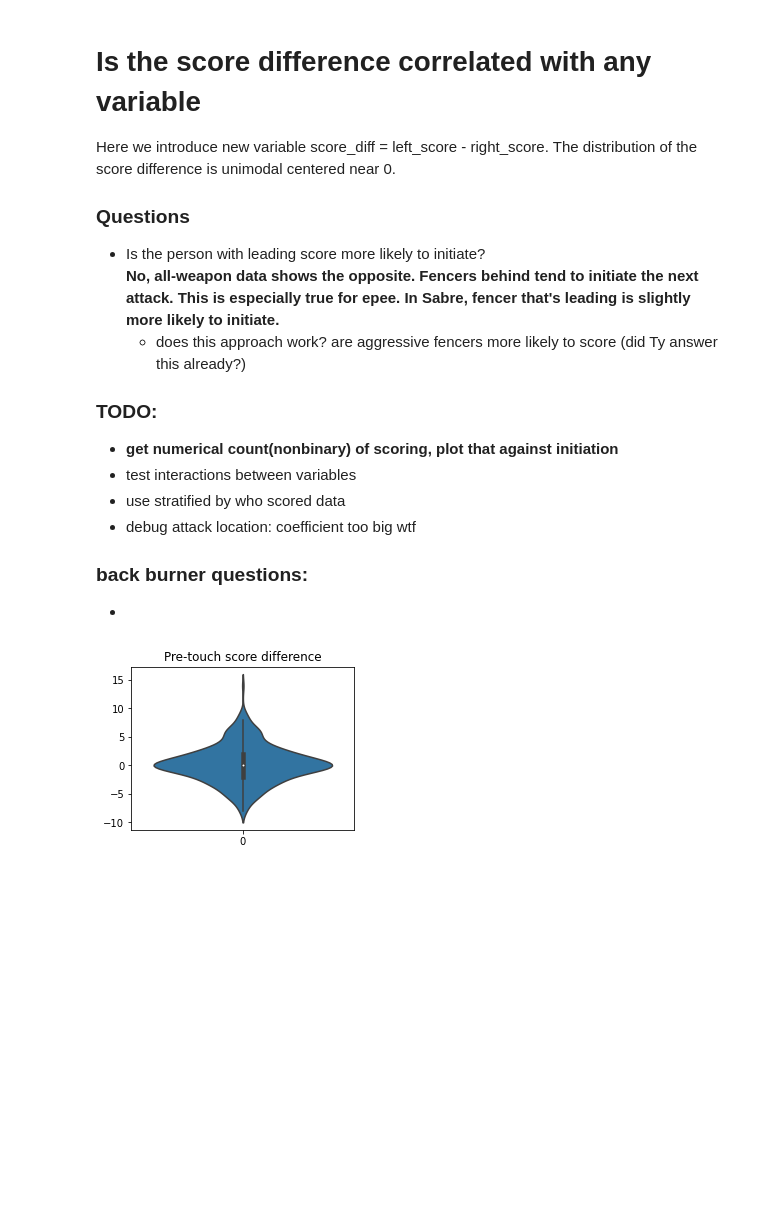
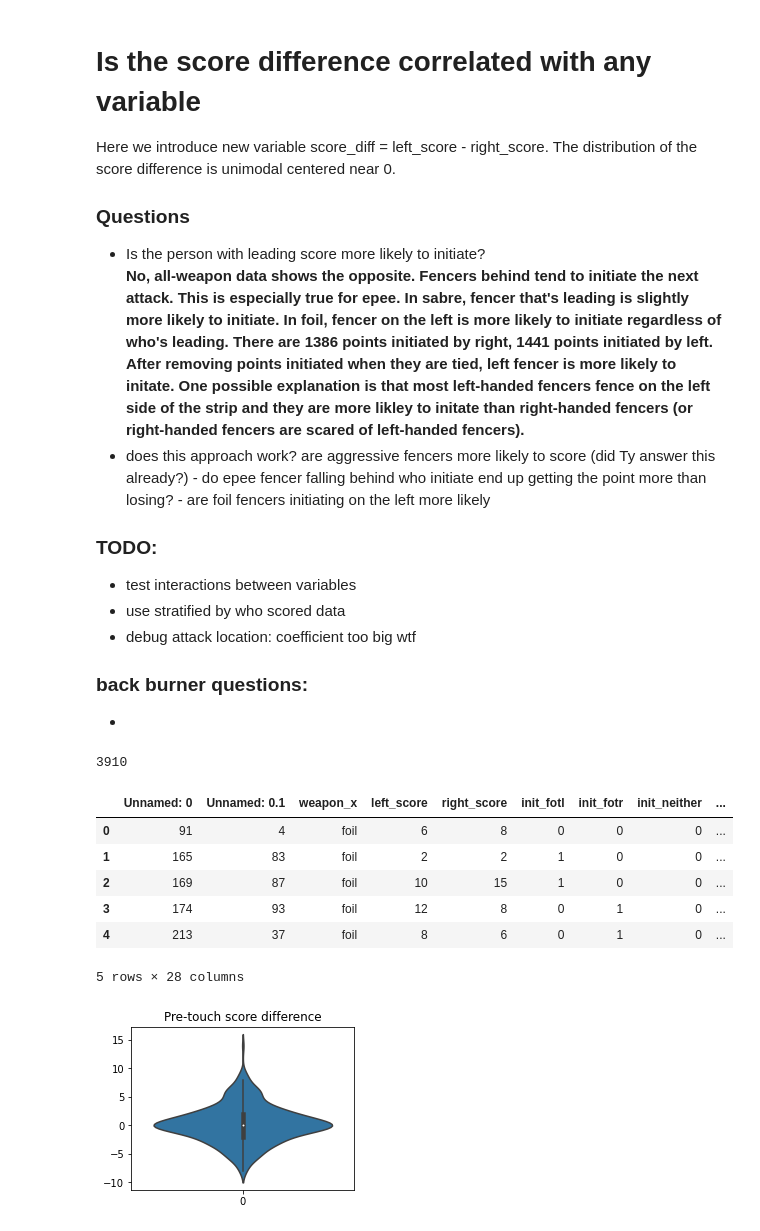
Before and after one commit to KySoza/fencing_2024-data-science-project, a Jupyter notebook: Linear_regression_with_score_differences.ipynb, the cells around one changed output. Cells and saved outputs as stored; diff of their text form; code cells hidden in the pictures; blank space fills up the shorter version.

```diff
--- a/Linear_regression_with_score_differences.ipynb
+++ b/Linear_regression_with_score_differences.ipynb
@@ -5,11 +5,18 @@ The distribution of the score difference is unimodal centered near 0.
 
 ### Questions
 - Is the person with leading score more likely to initiate?
-<br>**No, all-weapon data shows the opposite. Fencers behind tend to initiate the next attack. This is especially true for epee. In Sabre, fencer that's leading is slightly more likely to initiate.**
-    - does this approach work? are aggressive fencers more likely to score (did Ty answer this already?)
+<br>**No, all-weapon data shows the opposite. Fencers behind tend to initiate the next attack.
+This is especially true for epee.
+In sabre, fencer that's leading is slightly more likely to initiate.
+In foil, fencer on the left is more likely to initiate regardless of who's leading.
+There are 1386 points initiated by right, 1441 points initiated by left.
+After removing points initiated when they are tied, left fencer is more likely to initate.
+One possible explanation is that most left-handed fencers fence on the left side of the strip and they are more likley to initate than right-handed fencers (or right-handed fencers are scared of left-handed fencers).**
+- does this approach work? are aggressive fencers more likely to score (did Ty answer this already?)
+        - do epee fencer falling behind who initiate end up getting the point more than losing?
+        - are foil fencers initiating on the left more likely
 
 ### TODO:
-- **get numerical count(nonbinary) of scoring, plot that against initiation**
 - test interactions between variables
 - use stratified by who scored data
 - debug attack location: coefficient too big wtf
@@ -27,13 +34,12 @@ from sklearn.linear_model import LogisticRegression
 from sklearn.model_selection import train_test_split
 # %%
 # load data
-touches = pd.read_csv('data/saber.csv')
+touches = pd.read_csv('data/foil.csv')
 # remove unnecessary columns: weapon_y, created_date, tournament_id, gfycat_gfy_id, fotl_name, fotr_name, download_url
 touches=touches.drop(columns=['weapon_y', 'stats_id', 'created_date', 'tournament_id', 'gfycat_gfy_id',
                               'fotl_name', 'fotr_name', 'download_url'])
 touches_binary = pd.get_dummies(touches, prefix=['init', 'touch', 'stp_loc', 'bod_loc', 'gender'],
                          columns=['initiated', 'touch', 'strip_location', 'body_location', 'gender'])
-
 # get pre touch score difference
 touches_binary['left_score_pre'] = touches_binary.left_score - touches_binary.touch_left
 touches_binary['right_score_pre'] = touches_binary.right_score - touches_binary.touch_right
@@ -46,6 +52,18 @@ touches_binary['score_diff_pre'] = touches_binary['left_score_pre'] - touches_bi
 touches_binary['score_diff_post'] = touches_binary['left_score'] - touches_binary['right_score']
 touches_binary['scorer_lead'] = touches_binary['score_diff_pre']
 touches_binary.loc[touches_binary.touch_right == 1, 'scorer_lead'] = touches_binary.loc[touches_binary.touch_right == 1, 'scorer_lead']*-1
+# %% [output]
+3910
+# %%
+touches_binary.head()
+# %% [output]
+|  | Unnamed: 0 | Unnamed: 0.1 | weapon_x | left_score | right_score | init_fotl | init_fotr | init_neither | ... |
+| 0 | 91 | 4 | foil | 6 | 8 | 0 | 0 | 0 | ... |
+| 1 | 165 | 83 | foil | 2 | 2 | 1 | 0 | 0 | ... |
+| 2 | 169 | 87 | foil | 10 | 15 | 1 | 0 | 0 | ... |
+| 3 | 174 | 93 | foil | 12 | 8 | 0 | 1 | 0 | ... |
+| 4 | 213 | 37 | foil | 8 | 6 | 0 | 1 | 0 | ... |
+5 rows × 28 columns
 # %%
 plt.figure(figsize=(4, 3))
 sb.violinplot(touches_binary['score_diff_pre'])
```
Also changed, not shown: parts of 4 cells of this notebook.
